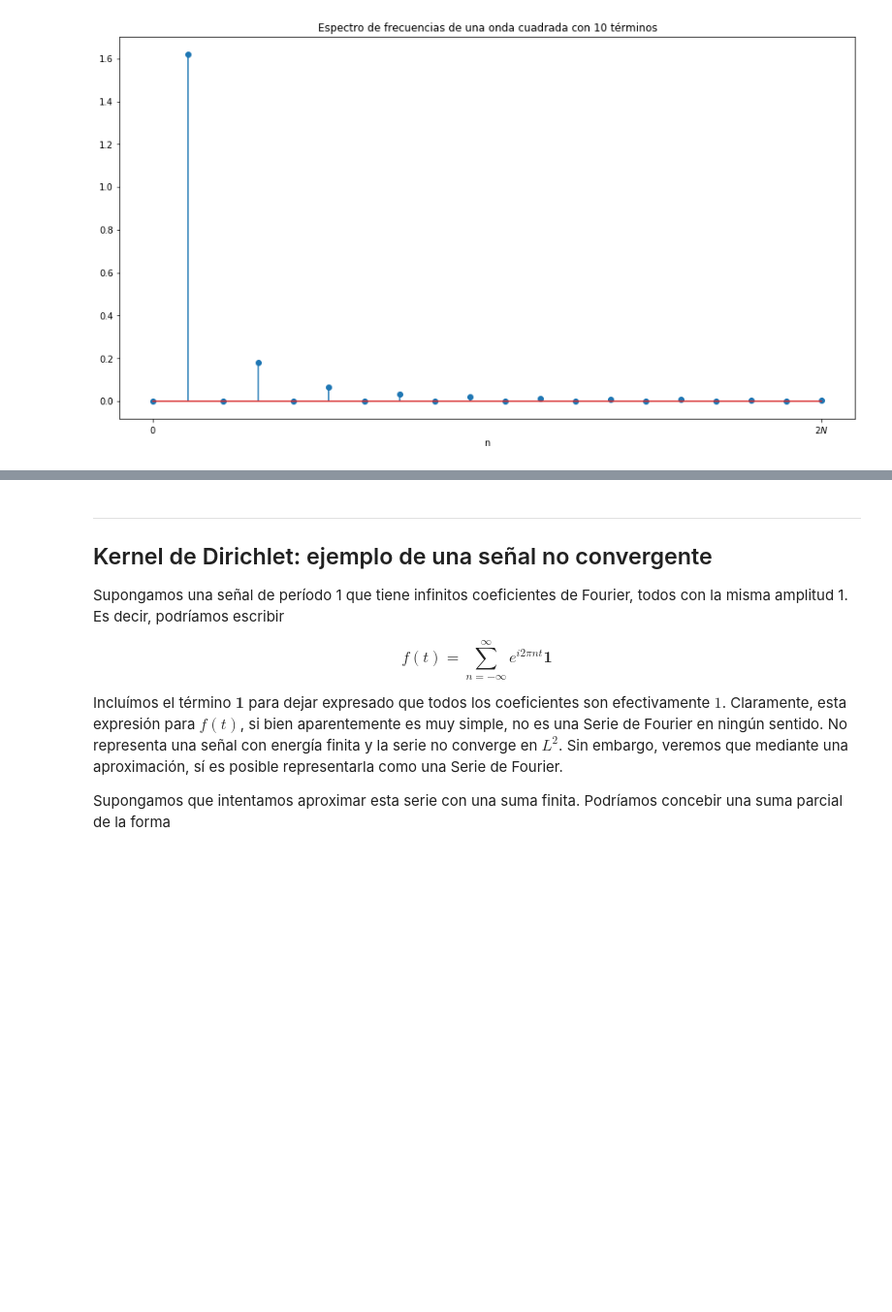
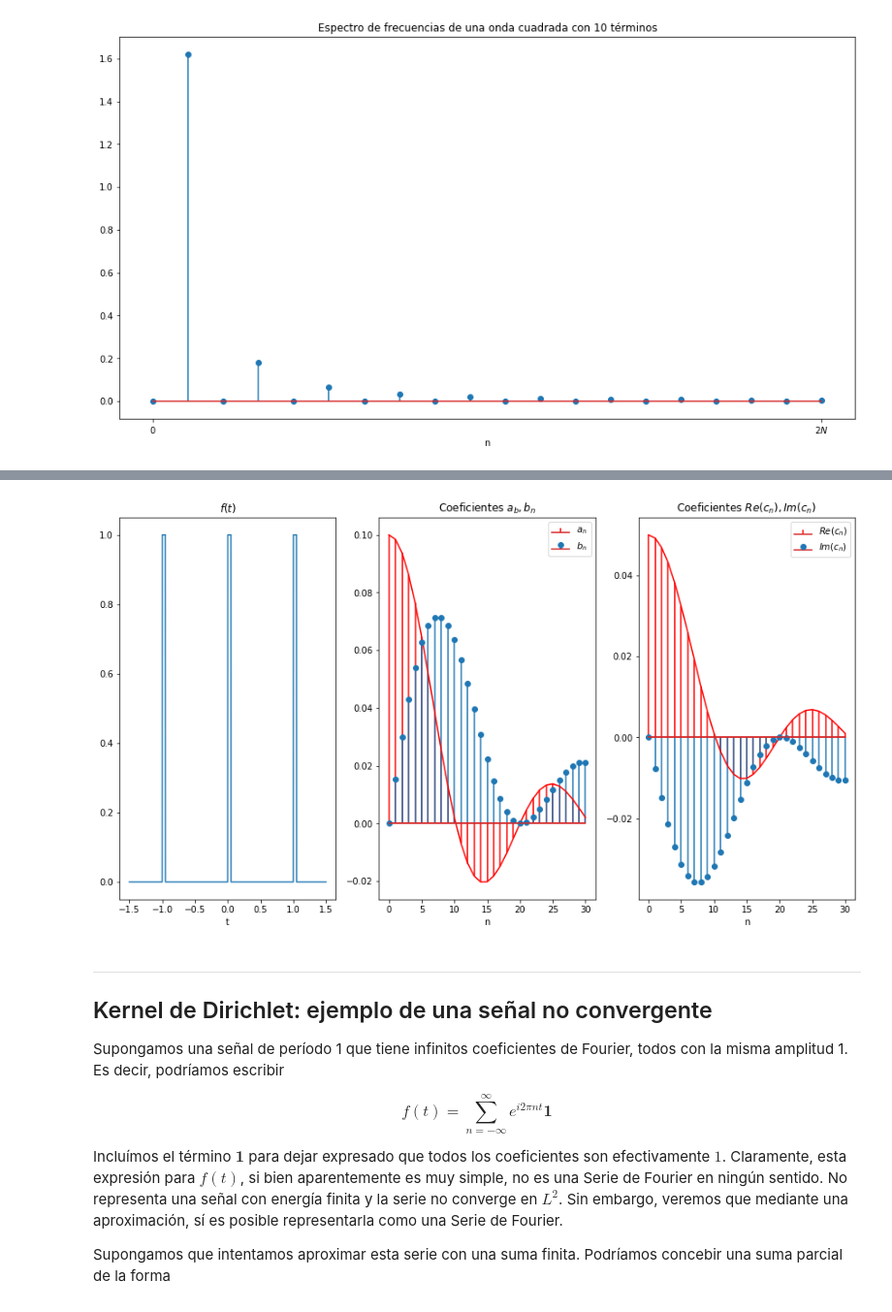
Before and after one commit to rodrigocadiz/senales_y_sistemas, a Jupyter notebook: 12-Series_de_Fourier.ipynb, the cells around one changed output, grey strips where cells are left out. Shown at 97% size. Drawn from its saved outputs; the diff is of its cells as text; code cells hidden in the pictures; blank space fills up the shorter version.

Commit message:
Fourier en L1

```diff
--- a/12-Series_de_Fourier.ipynb
+++ b/12-Series_de_Fourier.ipynb
@@ -352,3 +388,61 @@ La siguiente animación muestra como la representación temporal o espacial y el
+# %%
+def fourierSeries_anbn(period, N):
+    """Cálculo de los coeficientes an, bn up hasta el N-ésimo armónico"""
+    result = []
+    T = len(period)
+    t = np.arange(T)
+    for n in range(N+1):
+        an = 2/T*(period * np.cos(2*np.pi*n*t/T)).sum()
+        bn = 2/T*(period * np.sin(2*np.pi*n*t/T)).sum()
+        result.append((an, bn))
+    return np.array(result)
+
+def fourierSeries_cn(period, N):
+    """Cálculo de los coeficientes complejos cn up hasta el N-ésimo armónico"""
+    result = []
+    T = len(period)
+    t = np.arange(T)
+    for n in range(N+1):
+        c_plusn = 1/T * (period * np.exp(-2j*np.pi*n*t/T)).sum()
+        c_minusn = 1/T * (period * np.exp(2j*np.pi*n*t/T)).sum()
+        result.append((c_plusn, c_minusn))
+    return np.array(result)
+
+
+# Definamos una función rectangular periódica
+x = lambda t: (abs(t % 1)<0.05).astype(float)
+
+t = np.arange(-1.5, 1.5, 0.001)
+
+plt.figure(figsize=(15,8))
+
+plt.subplot(131)
+plt.plot(t, x(t))
+plt.xlabel('t')
+plt.title('$f(t)$')
+
+t_period = np.arange(0, 1, 0.001)
+period = x(t_period)
+anbn = fourierSeries_anbn(period, 30)
+cn = fourierSeries_cn(period, 30)
+
+plt.subplot(132)
+plt.stem(anbn[:,0], label='$a_n$',use_line_collection=True, linefmt='red', markerfmt='red')
+plt.stem(anbn[:,1], label='$b_n$',use_line_collection=True)
+plt.title("Coeficientes $a_b,b_n$")
+plt.xlabel('n')
+plt.legend()
+
+plt.subplot(133)
+plt.stem(cn[:,0].real, label='$Re(c_n)$',use_line_collection=True, linefmt='red', markerfmt='red')
+plt.stem(cn[:,0].imag, label='$Im(c_n)$',use_line_collection=True)
+plt.title("Coeficientes $Re(c_n),Im(c_n)$")
+plt.xlabel('n')
+plt.legend()
+
+plt.show()
+# %% [output]
+[figure, added]
 # %% [markdown]
 ***
 ## Kernel de Dirichlet: ejemplo de una señal no convergente
```
Also changed, not shown: parts of 9 cells of this notebook, 5 other files.
